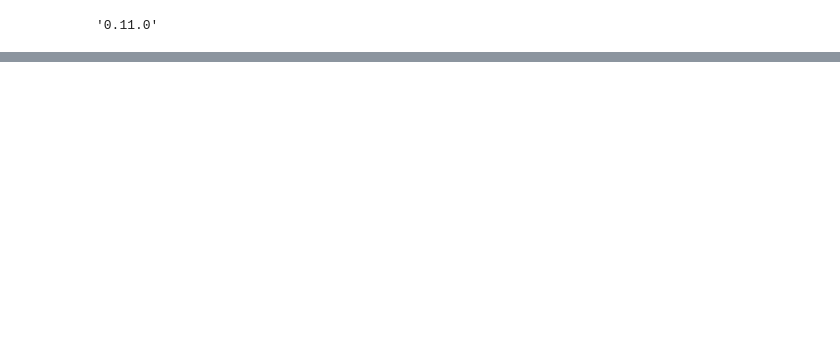
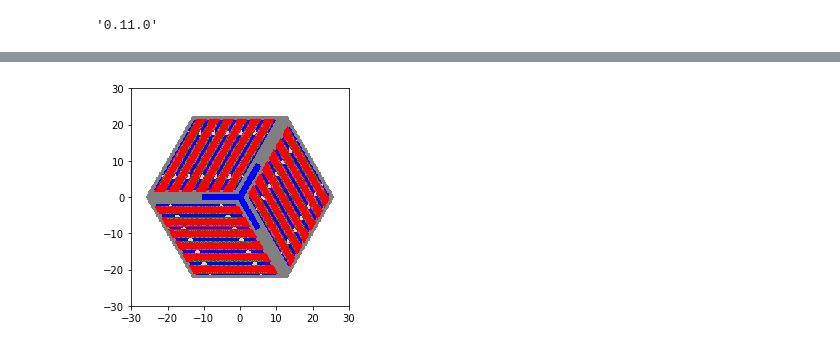
Before and after one commit to gwenchee/fhr-benchmark-depr, a Jupyter notebook: phase1a/case1a/case_1a.ipynb, the cells around one changed output, grey strips where cells are left out. Saved outputs shown, nothing was run; the diff lists cells and outputs as text; code cells hidden in the pictures; blank space fills up the shorter version.

```diff
--- a/phase1a/case1a/case_1a.ipynb
+++ b/phase1a/case1a/case_1a.ipynb
@@ -434,16 +531,18 @@ S_areas = openmc.Cell(fill=all_S_univ,region=all_S_regions&-top_surface &+ bot_s
 # %%
 # Plotting
-#root = openmc.Universe(cells=[H_cell,D_areas,P_areas,F_areas,S_areas])
-#root.plot(width=(60, 60), basis='xy', color_by = 'material',
-#    pixels = (300,300),
-#    colors = {
-#    graphite: 'grey',
-#    p_graphite:'red',
-#    flibe: 'blue',
-#    lm_graphite: 'green',
-#    s_graphite: 'pink'
-#})
-#plt.savefig('fhr_assembly_2D.png')
+root = openmc.Universe(cells=[H_cell,D_areas,P_areas,F_areas,S_areas,CS_areas,CA_areas])
+root.plot(width=(60, 60), basis='xy', color_by = 'material',
+    pixels = (300,300),
+    colors = {
+    graphite: 'grey',
+    p_graphite:'red',
+    flibe: 'blue',
+    lm_graphite: 'green',
+    s_graphite: 'pink'
+})
+plt.savefig('fhr_assembly_2D.png')
+# %% [output]
+[figure, added]
 # %%
 root = openmc.Universe(cells=[H_cell,D_areas,P_areas,F_areas,S_areas])
 geom = openmc.Geometry(root)
```
Also changed, not shown: parts of 7 cells of this notebook, 3 other files.
